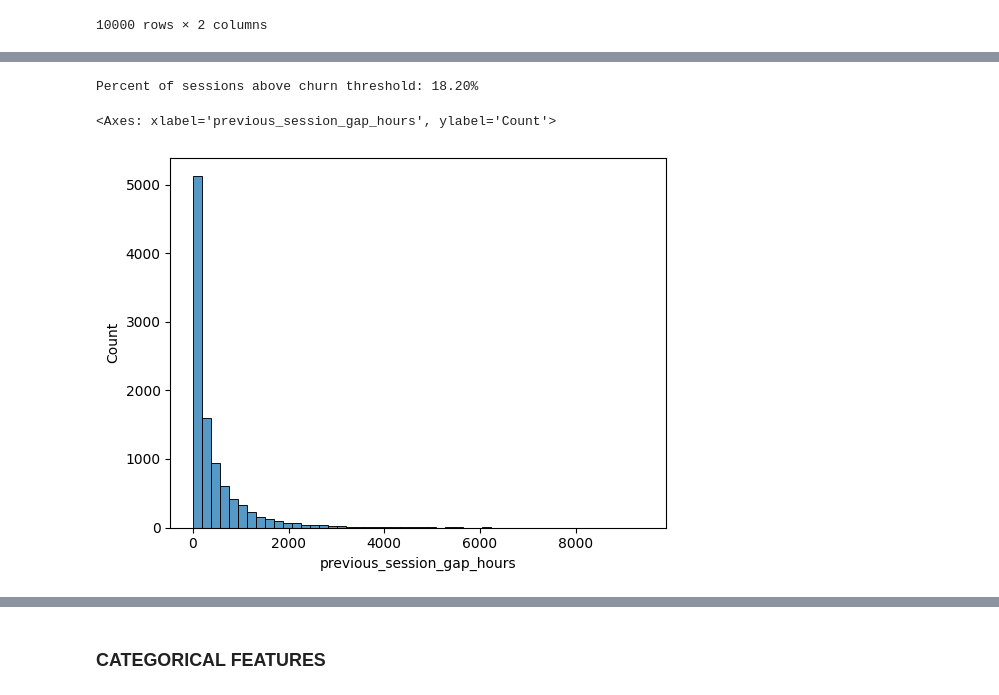
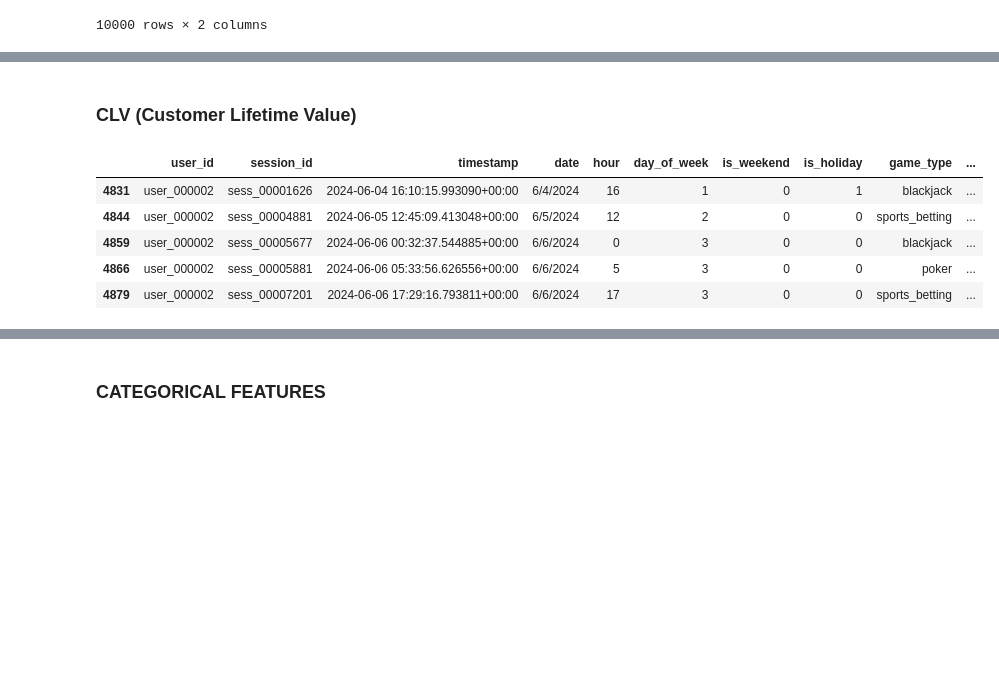
Before and after one commit to leomarfmn/estrelabet-churn, a Jupyter notebook: model-training.ipynb, the cells around one changed output, grey strips where cells are left out. Drawn from its saved outputs; the diff is of its cells as text; code cells hidden in the pictures; blank space fills up the shorter version.

```diff
--- a/model-training.ipynb
+++ b/model-training.ipynb
@@ -150,7 +171,18 @@ df[df['user_id'] == 'user_000383']
-# %%
-print(f"Percent of sessions above churn threshold: {df[df['previous_session_gap_hours'] > 24 * 30].shape[0]/df.shape[0] * 100:.2f}%")
-sns.histplot(df['previous_session_gap_hours'].fillna(0), bins=50)
-# %% [output]
-Percent of sessions above churn threshold: 18.20%
-<Axes: xlabel='previous_session_gap_hours', ylabel='Count'>
-[figure, removed]
+# %% [markdown]
+### CLV (Customer Lifetime Value)
+# %%
+df['company_net_result'] = df['bet_amount'] - df['win_amount']
+df.sort_values(['user_id', 'timestamp'], inplace=True)
+df['clv_real'] = df.groupby('user_id')['company_net_result'].cumsum()
+df['clv_tier'] = np.where(df['clv_real'] < 1000, 'bronze',
+                 np.where(df['clv_real'] < 2000, 'silver',
+                 np.where(df['clv_real'] < 5500, 'gold',
+                 np.where(df['clv_real'] < 10000, 'platinum', 'diamond'))))
+df.head()
+# %% [output]
+|  | user_id | session_id | timestamp | date | hour | day_of_week | is_weekend | is_holiday | game_type | ... |
+| 4831 | user_000002 | sess_00001626 | 2024-06-04 16:10:15.993090+00:00 | 6/4/2024 | 16 | 1 | 0 | 1 | blackjack | ... |
+| 4844 | user_000002 | sess_00004881 | 2024-06-05 12:45:09.413048+00:00 | 6/5/2024 | 12 | 2 | 0 | 0 | sports_betting | ... |
+| 4859 | user_000002 | sess_00005677 | 2024-06-06 00:32:37.544885+00:00 | 6/6/2024 | 0 | 3 | 0 | 0 | blackjack | ... |
+| 4866 | user_000002 | sess_00005881 | 2024-06-06 05:33:56.626556+00:00 | 6/6/2024 | 5 | 3 | 0 | 0 | poker | ... |
+| 4879 | user_000002 | sess_00007201 | 2024-06-06 17:29:16.793811+00:00 | 6/6/2024 | 17 | 3 | 0 | 0 | sports_betting | ... |
```
Also changed, not shown: parts of 34 cells of this notebook, 2 other files.
